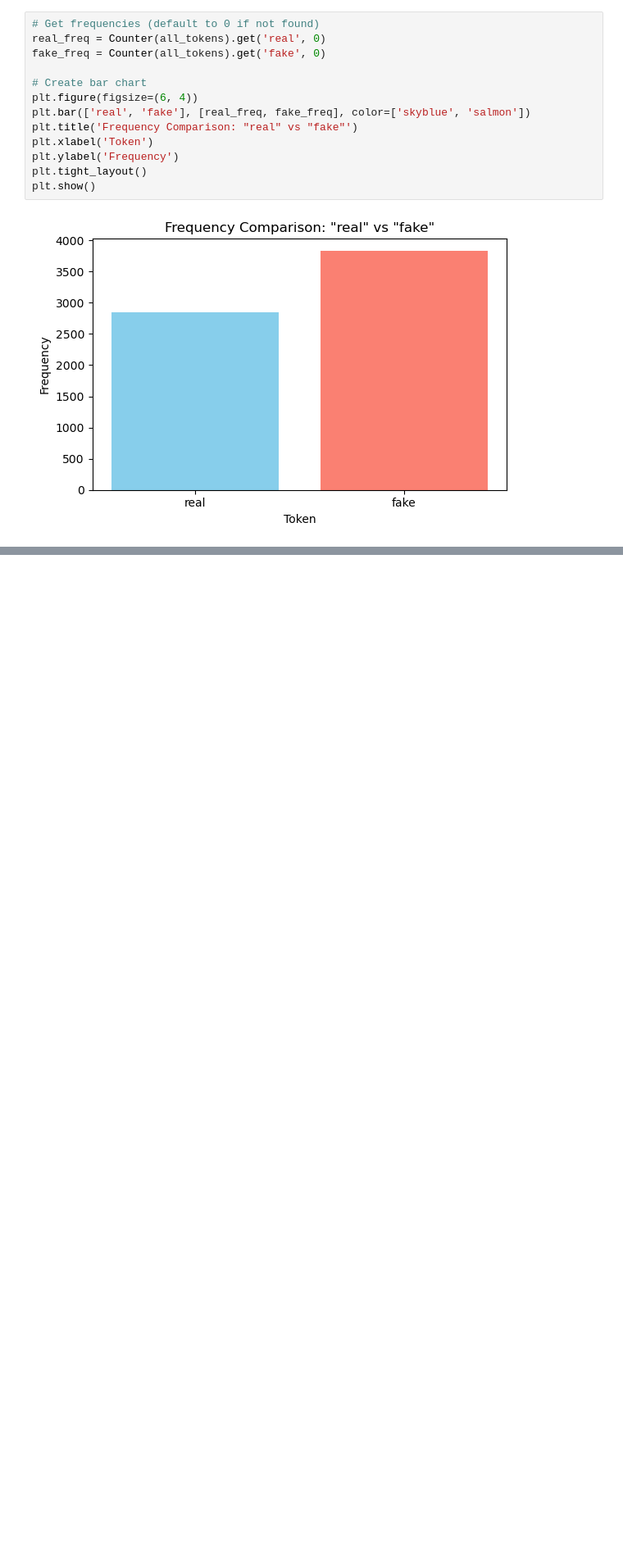
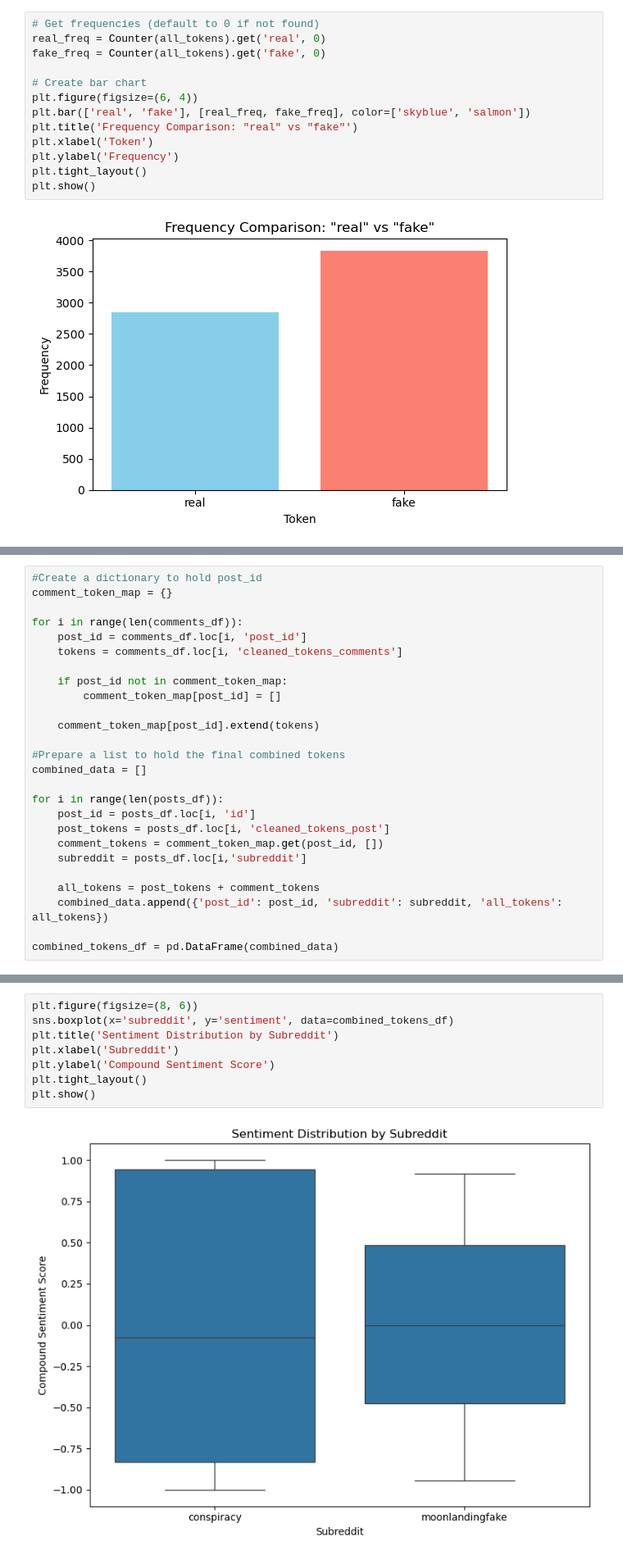
Before and after one commit to Ifaz111/Cosc2671_A2Group15, a Jupyter notebook: Group 15 Code.ipynb, the cells around one changed output, grey strips where cells are left out. Shown at 82% size. Cells and saved outputs as stored; diff of their text form; blank space fills up the shorter version.

```diff
--- a/Group 15 Code.ipynb
+++ b/Group 15 Code.ipynb
@@ -229,0 +238,26 @@ plt.show()
+# %%
+#Create a dictionary to hold post_id
+comment_token_map = {}
+
+for i in range(len(comments_df)):
+    post_id = comments_df.loc[i, 'post_id']
+    tokens = comments_df.loc[i, 'cleaned_tokens_comments']
+
+    if post_id not in comment_token_map:
+        comment_token_map[post_id] = []
+
+    comment_token_map[post_id].extend(tokens)
+
+#Prepare a list to hold the final combined tokens
+combined_data = []
+
+for i in range(len(posts_df)):
+    post_id = posts_df.loc[i, 'id']
+    post_tokens = posts_df.loc[i, 'cleaned_tokens_post']
+    comment_tokens = comment_token_map.get(post_id, [])
+    subreddit = posts_df.loc[i,'subreddit']
+
+    all_tokens = post_tokens + comment_tokens
+    combined_data.append({'post_id': post_id, 'subreddit': subreddit, 'all_tokens': all_tokens})
+
+combined_tokens_df = pd.DataFrame(combined_data)
@@ -229,0 +320,10 @@ plt.show()
+# %%
+plt.figure(figsize=(8, 6))
+sns.boxplot(x='subreddit', y='sentiment', data=combined_tokens_df)
+plt.title('Sentiment Distribution by Subreddit')
+plt.xlabel('Subreddit')
+plt.ylabel('Compound Sentiment Score')
+plt.tight_layout()
+plt.show()
+# %% [output]
+[figure, added]
```
Also changed, not shown: parts of 7 cells of this notebook.
